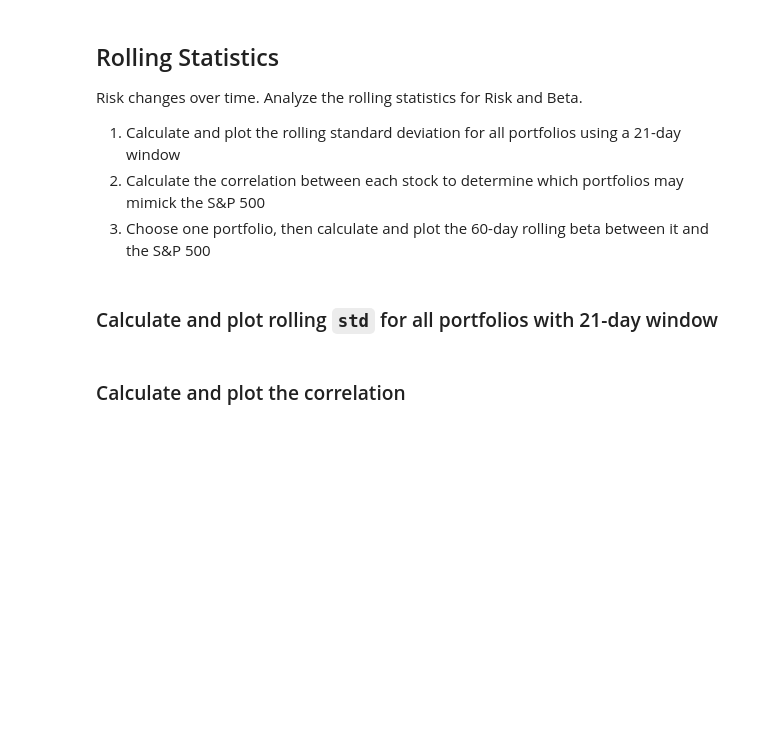
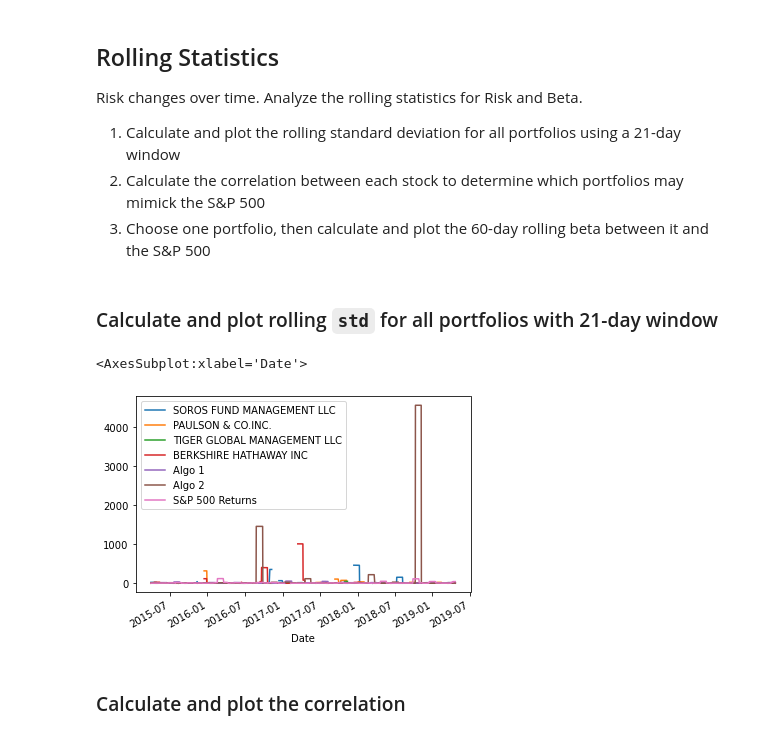
Before and after one commit to farmerplants/pandas-homework, a Jupyter notebook: whale_analysis.ipynb, the cells around one changed output. Cells and saved outputs as stored; diff of their text form; code cells hidden in the pictures; blank space fills up the shorter version.

```diff
--- a/whale_analysis.ipynb
+++ b/whale_analysis.ipynb
@@ -320,7 +320,13 @@ Risk changes over time. Analyze the rolling statistics for Risk and Beta.
 # %%
 # Calculate the rolling standard deviation for all portfolios using a 21-day window
 
+joined_rolling_std = joined_daily_returns.rolling(window=21).std()
+
 # Plot the rolling standard deviation
+joined_rolling_std.plot()
+# %% [output]
+<AxesSubplot:xlabel='Date'>
+[figure, added]
 # %% [markdown]
 ### Calculate and plot the correlation
 # %%
```
Also changed, not shown: parts of 3 cells of this notebook.
